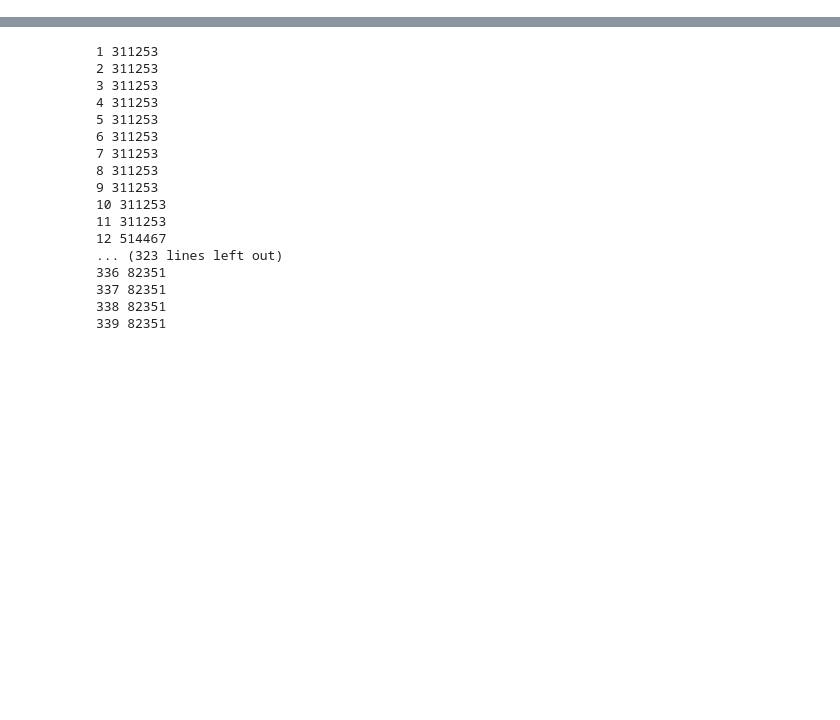
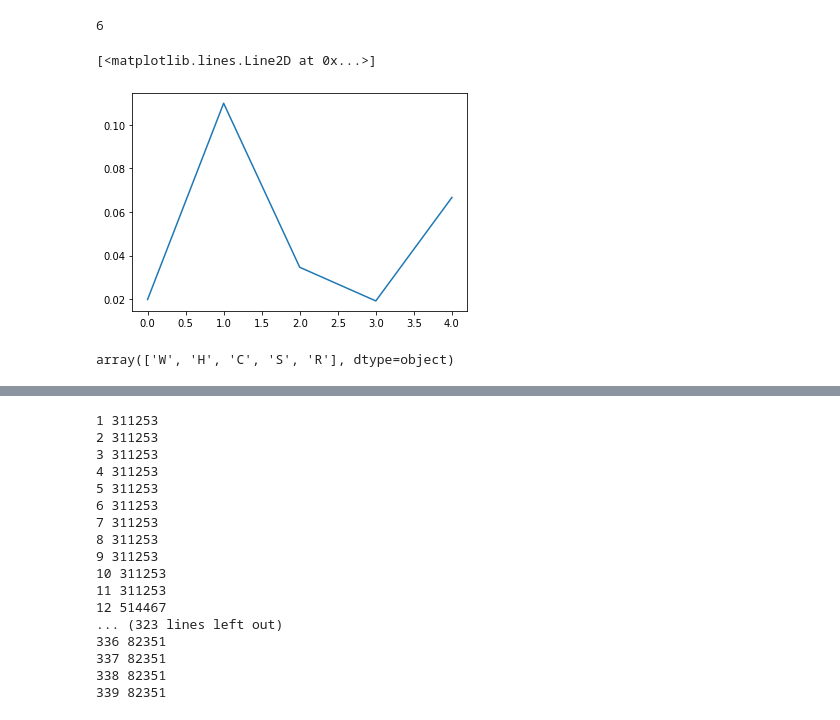
Before and after one commit to merkylove/IEEE_FRAUD, a Jupyter notebook: V_EDA.ipynb, the cells around one changed output, grey strips where cells are left out. Drawn from its saved outputs; the diff is of its cells as text; code cells hidden in the pictures; blank space fills up the shorter version.

```diff
--- a/V_EDA.ipynb
+++ b/V_EDA.ipynb
@@ -50,0 +117,16 @@ print_full(train[train.card1 == 1039])
+# %%
+c_ = 'V50'
+print(train[c_].nunique())
+
+ttt = train[c_].value_counts().reset_index()
+vals_to_use = ttt[ttt[c_] > 10].index
+
+plt.plot(sorted(vals_to_use), [train[train[c_] == i]['isFraud'].mean() for i in sorted(vals_to_use)])
+# %% [output]
+6
+[<matplotlib.lines.Line2D at 0x...>]
+[figure, added]
+# %%
+train.ProductCD.unique()
+# %% [output]
+array(['W', 'H', 'C', 'S', 'R'], dtype=object)
```
Also changed, not shown: parts of 31 cells of this notebook, 4 other files.
